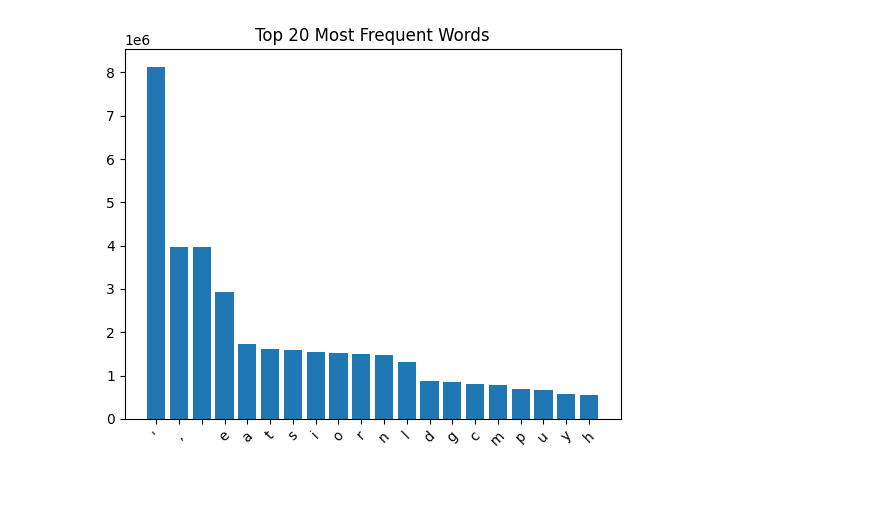
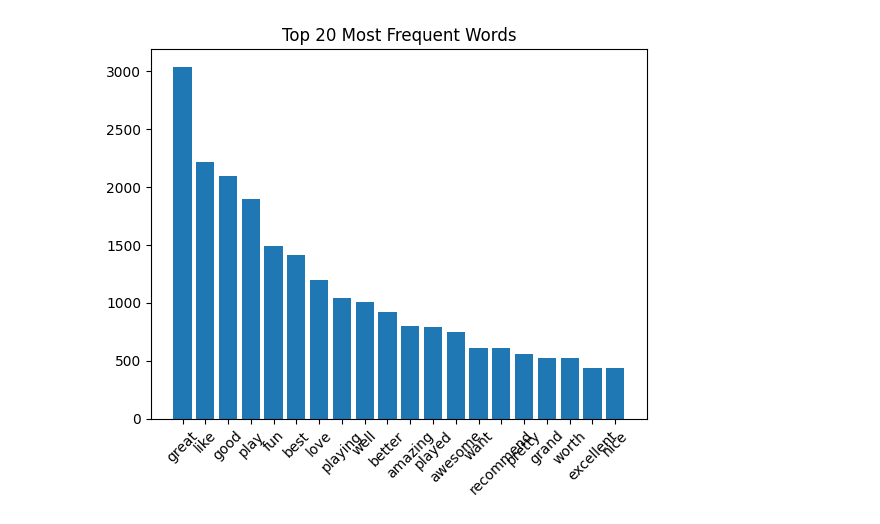
Before and after one commit to saeujk/nlp-analyser, a Jupyter notebook: nlp-data-analysis.ipynb, the cells around one changed output. Saved outputs shown, nothing was run; the diff lists cells and outputs as text; code cells hidden in the pictures; blank space fills up the shorter version.

```diff
--- a/nlp-data-analysis.ipynb
+++ b/nlp-data-analysis.ipynb
@@ -15,0 +42,23 @@ df.head()
+# %%
+stop_words = set(stopwords.words('english'))
+
+# Remove punctuation and special characters
+# Keep only words and spaces
+# Remove stopwords
+
+def preprocess_text(text):
+    text = text.lower()
+    text = re.sub(r'[^\w\s]', '', text)
+    tokens = nltk.word_tokenize(text)
+    tokens = [word for word in tokens if word not in stop_words]
+    return tokens
+
+df_small['cleaned_tokens'] = df_small['tokens'].apply(preprocess_text)
+# %%
+def get_sentiment_words(tokens):
+    text = " ".join(tokens)
+    blob = TextBlob(text)
+    return [word for word, tag in blob.tags if tag == 'JJ']  # Extract adjectives
+
+df_small['adjectives'] = df_small['cleaned_tokens'].apply(get_sentiment_words)
+df_small.head(15)
@@ -15,0 +83,15 @@ df.head()
+# %%
+from vaderSentiment.vaderSentiment import SentimentIntensityAnalyzer
+
+# Initialize VADER sentiment analyzer
+analyzer = SentimentIntensityAnalyzer()
+
+# Get the VADER lexicon (a dictionary of sentiment-related words)
+vader_lexicon = set(analyzer.lexicon.keys())
+
+def extract_impressions(tokens):
+    # Filter tokens that exist in the VADER lexicon
+    return [token for token in tokens if token in vader_lexicon]
+
+# Apply the function to your 'cleaned_tokens' column
+df_small['impressions'] = df_small['cleaned_tokens'].apply(extract_impressions)
@@ -16,18 +132,19 @@ df.head()
 # %%
+
 from collections import Counter
 import matplotlib.pyplot as plt
 from wordcloud import WordCloud
 
 # Flatten all tokens into a single list
-all_words = [word for tokens in df['tokens'] for word in tokens]
+all_words = [word for tokens in df_small['impressions'] for word in tokens]
 word_freq = Counter(all_words)
 
 # Plot top 20 most frequent words
 common_words = word_freq.most_common(20)
 words, counts = zip(*common_words)
 plt.bar(words, counts)
 plt.xticks(rotation=45)
 plt.title("Top 20 Most Frequent Words")
 plt.show()
 # %% [output]
-[figure, old version]
+[figure, new version]
```
Also changed, not shown: parts of 10 cells of this notebook, 2 other files.
